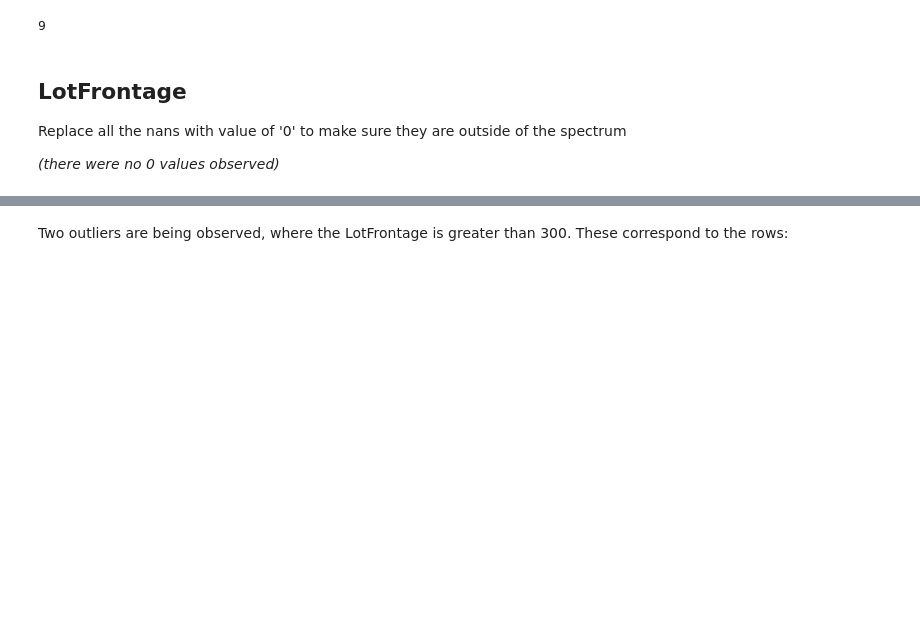
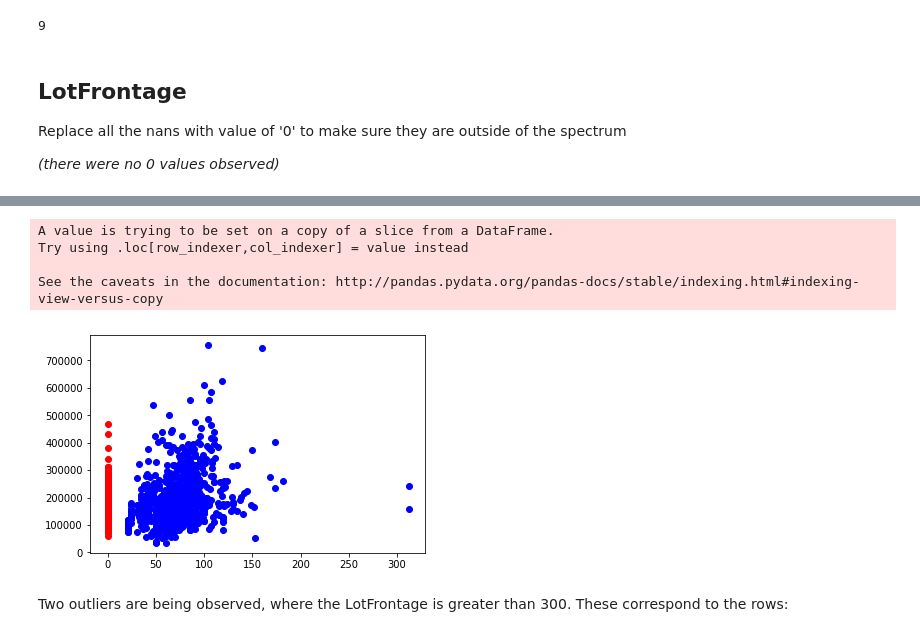
Before and after one commit to bopjesvla/hp, a Jupyter notebook: Visualizer.ipynb, the cells around one changed output, grey strips where cells are left out. Cells and saved outputs as stored; diff of their text form; code cells hidden in the pictures; blank space fills up the shorter version.

```diff
--- a/Visualizer.ipynb
+++ b/Visualizer.ipynb
@@ -57,3 +80,23 @@ plt.show()
+# %%
+x_nan = df[df['LotFrontage'].isna()]
+x_nan['LotFrontage'] = x_nan['LotFrontage'].fillna(0)
+lot_nan = x_nan['LotFrontage']
+price_nan = x_nan['SalePrice']
+
+temp = df['LotFrontage'].dropna()
+dfnew = df.iloc[temp.index.values]
+price_x = dfnew['SalePrice']
+
+
+plt.scatter(temp, price_x, c='b', label='Normal')
+plt.scatter(lot_nan,price_nan, c='r', label='NaN')
+plt.show()
+# %% [output]
+A value is trying to be set on a copy of a slice from a DataFrame.
+Try using .loc[row_indexer,col_indexer] = value instead
+
+See the caveats in the documentation: http://pandas.pydata.org/pandas-docs/stable/indexing.html#indexing-view-versus-copy
+[figure, added]
 # %% [markdown]
 Two outliers are being observed, where the LotFrontage is greater than 300.
 These correspond to the rows:
```
Also changed, not shown: parts of 8 cells of this notebook.
